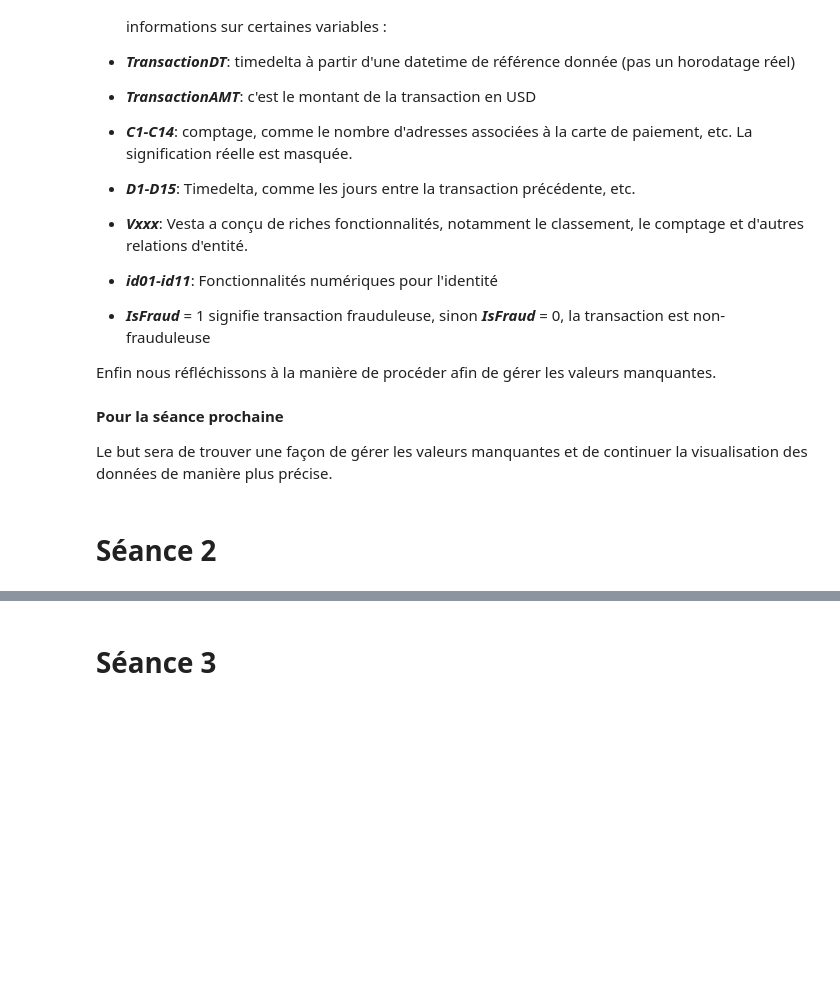
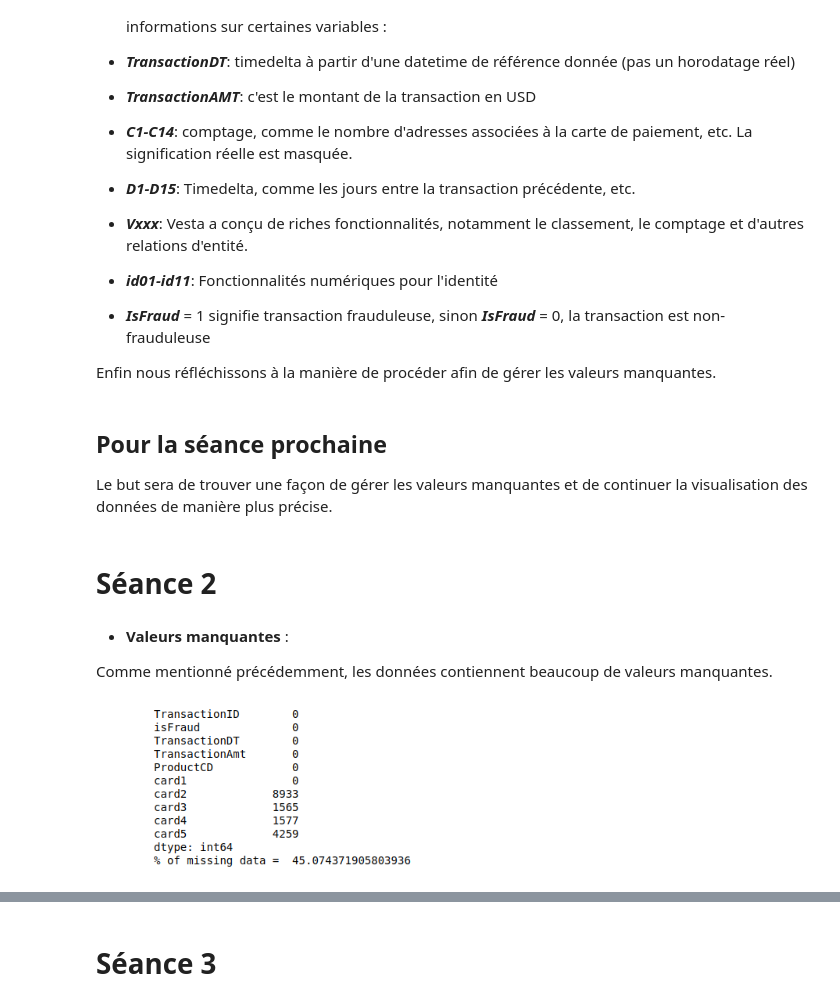
Before and after one commit to DataCampM2DSSAF/suivi-du-data-camp-ghoul_boubekeur_davidas, a Jupyter notebook: suivi.ipynb, the cells around one changed output, grey strips where cells are left out. Saved outputs shown, nothing was run; the diff lists cells and outputs as text; code cells hidden in the pictures; blank space fills up the shorter version.

```diff
--- a/suivi.ipynb
+++ b/suivi.ipynb
@@ -68,8 +68,16 @@ Le reste des variables sont des variables numériques :
 
 Enfin nous réfléchissons à la manière de procéder afin de gérer les valeurs manquantes.
 # %% [markdown]
-**Pour la séance prochaine**
+## Pour la séance prochaine
 
 Le but sera de trouver une façon de gérer les valeurs manquantes et de continuer la visualisation des données de manière plus précise.
 # %% [markdown]
 # Séance 2
+# %% [markdown]
+ - **Valeurs manquantes** :
+
+ Comme mentionné précédemment, les données contiennent beaucoup de valeurs manquantes.
+# %%
+Image(filename='nan1.png',width=350, height=600)
+# %% [output]
+[figure, added]
```
Also changed, not shown: parts of 31 cells of this notebook.
